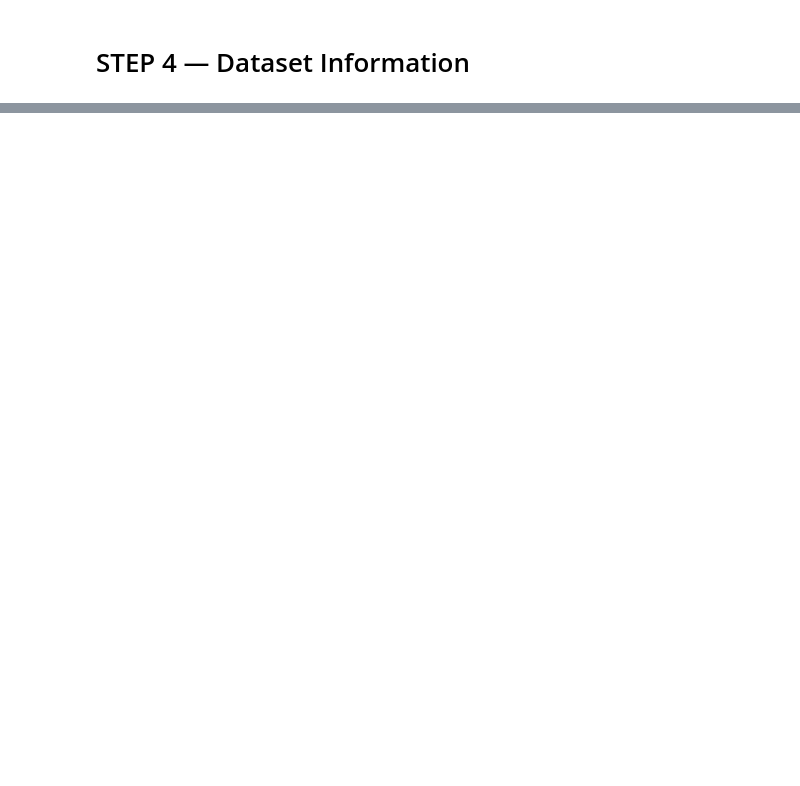
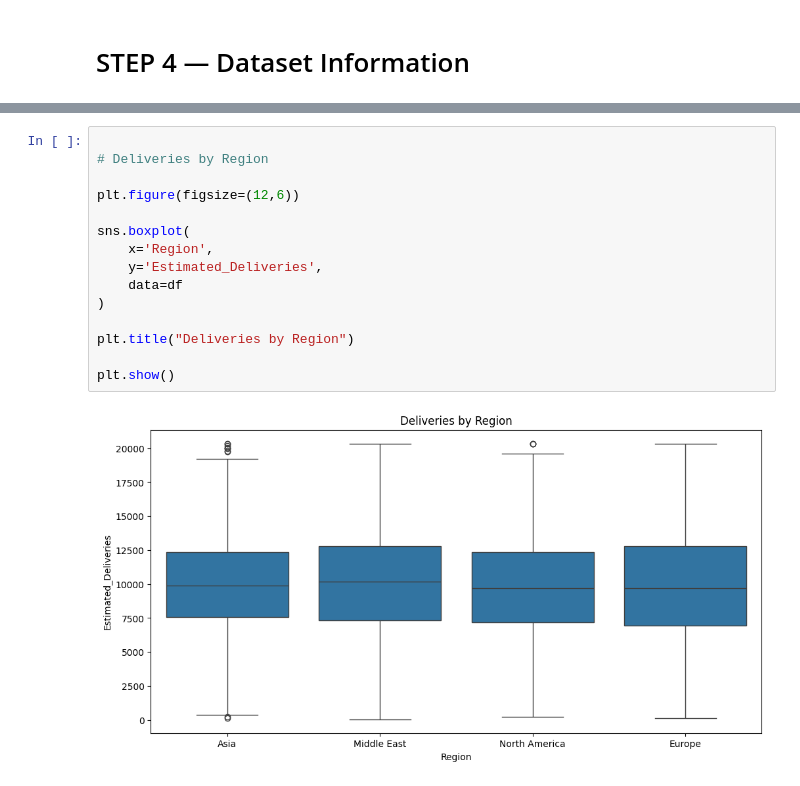
Before and after one commit to shivaanshh/Celebal_Technologies, a Jupyter notebook: Week2/week2_ShivaanshKaushik.ipynb, the cells around one changed output, grey strips where cells are left out. Drawn from its saved outputs; the diff is of its cells as text; blank space fills up the shorter version.

```diff
--- a/Week2/week2_ShivaanshKaushik.ipynb
+++ b/Week2/week2_ShivaanshKaushik.ipynb
@@ -643,0 +230,17 @@ This project demonstrates the practical application of Machine Learning in:
+# %%
+
+# Deliveries by Region
+
+plt.figure(figsize=(12,6))
+
+sns.boxplot(
+    x='Region',
+    y='Estimated_Deliveries',
+    data=df
+)
+
+plt.title("Deliveries by Region")
+
+plt.show()
+# %% [output]
+[figure, added]
```
Also changed, not shown: parts of 73 cells of this notebook.
